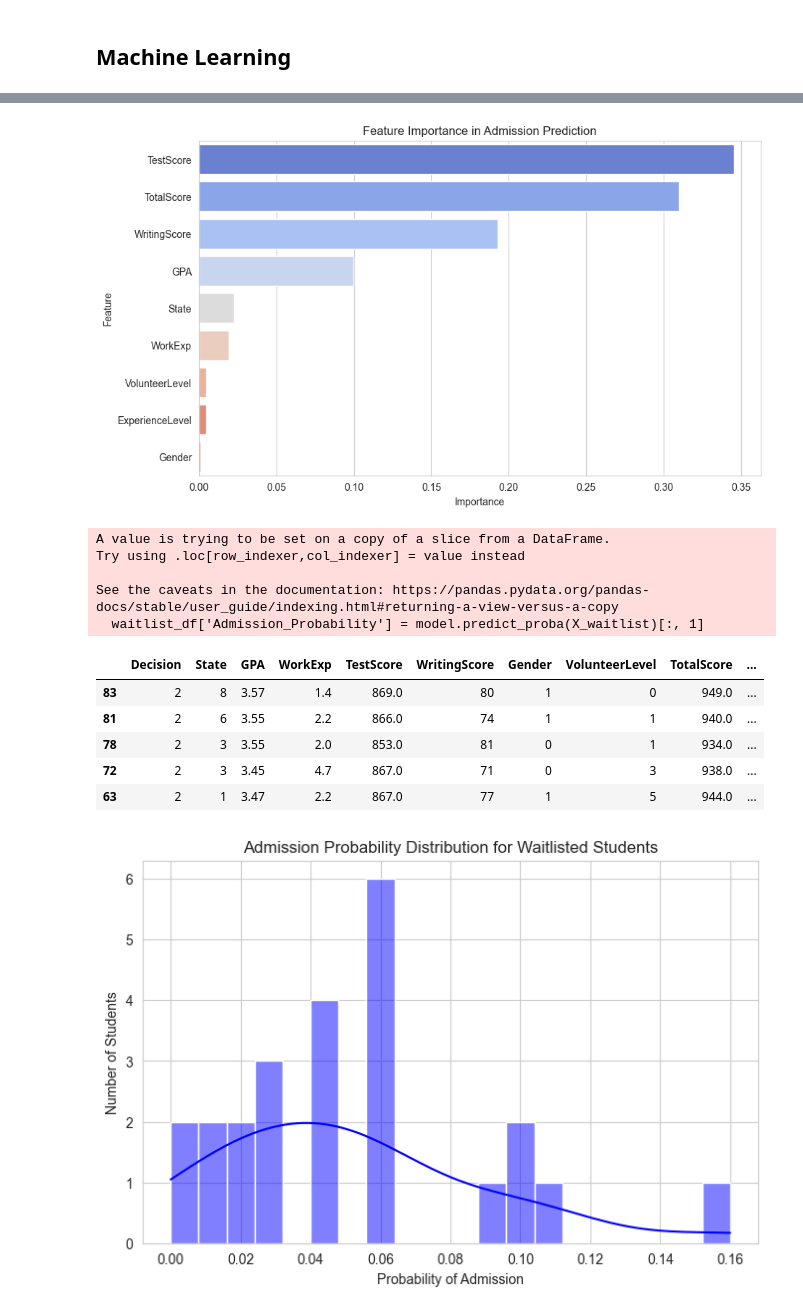
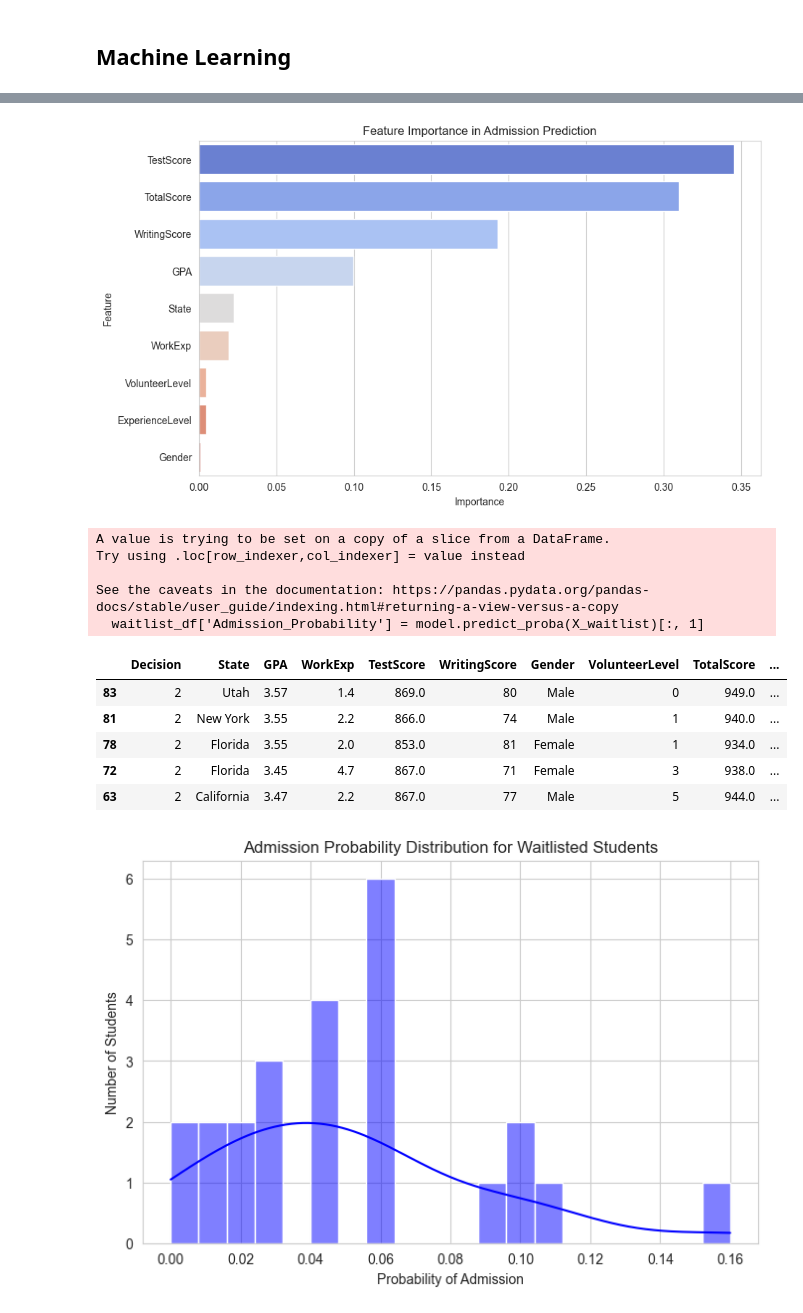
Before and after one commit to JiaruHe-1/5900-HW1, a Jupyter notebook: hw1.ipynb, the cells around one changed output, grey strips where cells are left out. Saved outputs shown, nothing was run; the diff lists cells and outputs as text; code cells hidden in the pictures.

Commit message:
name

```diff
--- a/hw1.ipynb
+++ b/hw1.ipynb
@@ -257,6 +257,18 @@ waitlist_df['Admission_Probability'] = model.predict_proba(X_waitlist)[:, 1]
 # Sort waitlist by highest probability
 waitlist_df = waitlist_df.sort_values(by='Admission_Probability', ascending=False)
 
+# Map state numbers back to state names using the LabelEncoder
+if 'State' in label_encoders:
+    waitlist_df['State'] = label_encoders['State'].inverse_transform(waitlist_df['State'])
+
+# Map gender numbers back to gender names
+if 'Gender' in label_encoders:
+    waitlist_df['Gender'] = label_encoders['Gender'].inverse_transform(waitlist_df['Gender'])
+
+# Map decision numbers back to decision names
+if 'Decision' in label_encoders:
+    waitlist_df['Decision'] = label_encoders['Decision'].inverse_transform(waitlist_df['Decision'])
+
 # Display top candidates for admission
 display(waitlist_df.head())
 
@@ -275,36 +287,36 @@ plt.show()
 | 3 | Admit | California | 3.70 | 1.4 | 966.0 | 94 | Male | 0 | 1060.0 | ... |
 | 4 | Admit | California | 3.70 | 2.7 | 799.0 | 97 | Female | 5 | 896.0 | ... |
 Dataset Columns: ['Decision', 'State', 'GPA', 'WorkExp', 'TestScore', 'WritingScore', 'Gender', 'VolunteerLevel', 'TotalScore', 'ExperienceLevel']
 Identified Categorical Columns: ['State', 'Gender', 'ExperienceLevel']
 Classification Report:
                precision    recall  f1-score   support
 
            0       1.00      0.86      0.92         7
            1       0.67      0.67      0.67         3
            2       0.89      1.00      0.94         8
 
     accuracy                           0.89        18
    macro avg       0.85      0.84      0.84        18
 weighted avg       0.90      0.89      0.89        18
 
 Confusion Matrix:
  [[6 1 0]
  [0 2 1]
  [0 0 8]]
 [figure]
 Passing `palette` without assigning `hue` is deprecated and will be removed in v0.14.0. Assign the `y` variable to `hue` and set `legend=False` for the same effect.
 
   sns.barplot(x=feature_importances.values, y=feature_importances.index, palette='coolwarm')
 [figure]
 A value is trying to be set on a copy of a slice from a DataFrame.
 Try using .loc[row_indexer,col_indexer] = value instead
 
 See the caveats in the documentation: https://pandas.pydata.org/pandas-docs/stable/user_guide/indexing.html#returning-a-view-versus-a-copy
   waitlist_df['Admission_Probability'] = model.predict_proba(X_waitlist)[:, 1]
 |  | Decision | State | GPA | WorkExp | TestScore | WritingScore | Gender | VolunteerLevel | TotalScore | ... |
-| 83 | 2 | 8 | 3.57 | 1.4 | 869.0 | 80 | 1 | 0 | 949.0 | ... |
-| 81 | 2 | 6 | 3.55 | 2.2 | 866.0 | 74 | 1 | 1 | 940.0 | ... |
-| 78 | 2 | 3 | 3.55 | 2.0 | 853.0 | 81 | 0 | 1 | 934.0 | ... |
-| 72 | 2 | 3 | 3.45 | 4.7 | 867.0 | 71 | 0 | 3 | 938.0 | ... |
-| 63 | 2 | 1 | 3.47 | 2.2 | 867.0 | 77 | 1 | 5 | 944.0 | ... |
+| 83 | 2 | Utah | 3.57 | 1.4 | 869.0 | 80 | Male | 0 | 949.0 | ... |
+| 81 | 2 | New York | 3.55 | 2.2 | 866.0 | 74 | Male | 1 | 940.0 | ... |
+| 78 | 2 | Florida | 3.55 | 2.0 | 853.0 | 81 | Female | 1 | 934.0 | ... |
+| 72 | 2 | Florida | 3.45 | 4.7 | 867.0 | 71 | Female | 3 | 938.0 | ... |
+| 63 | 2 | California | 3.47 | 2.2 | 867.0 | 77 | Male | 5 | 944.0 | ... |
 [figure]
```
